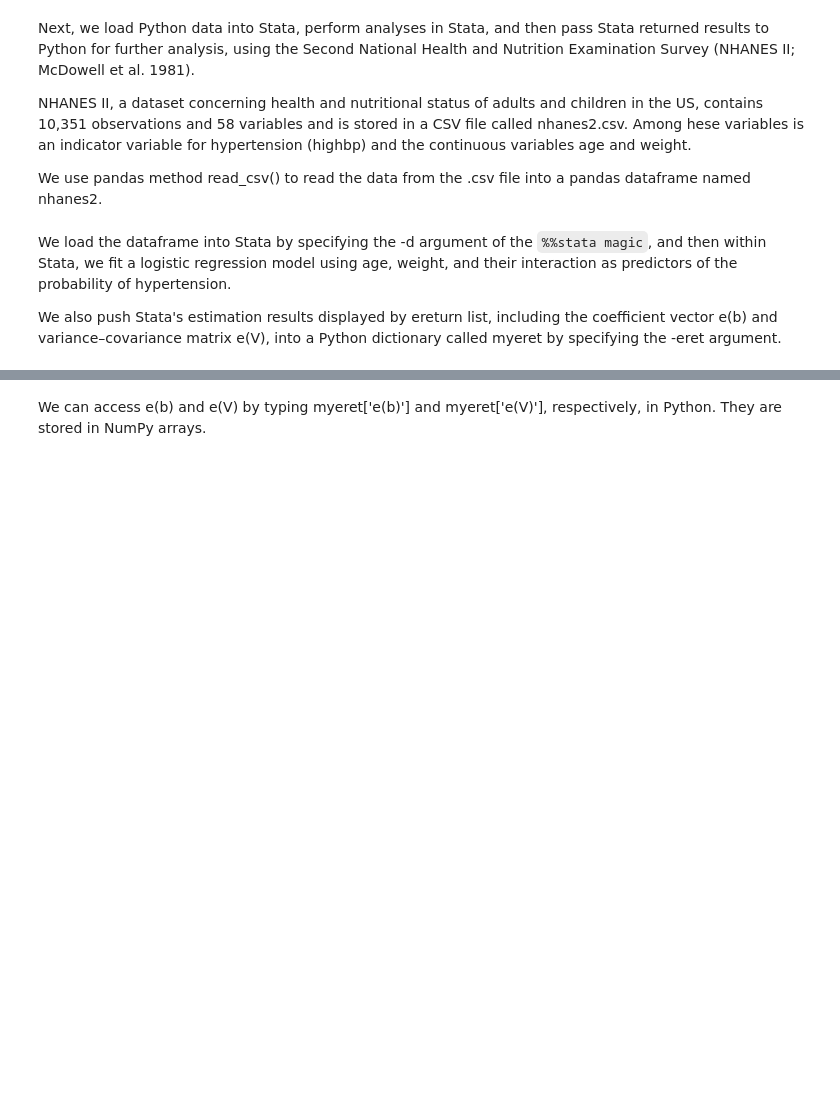
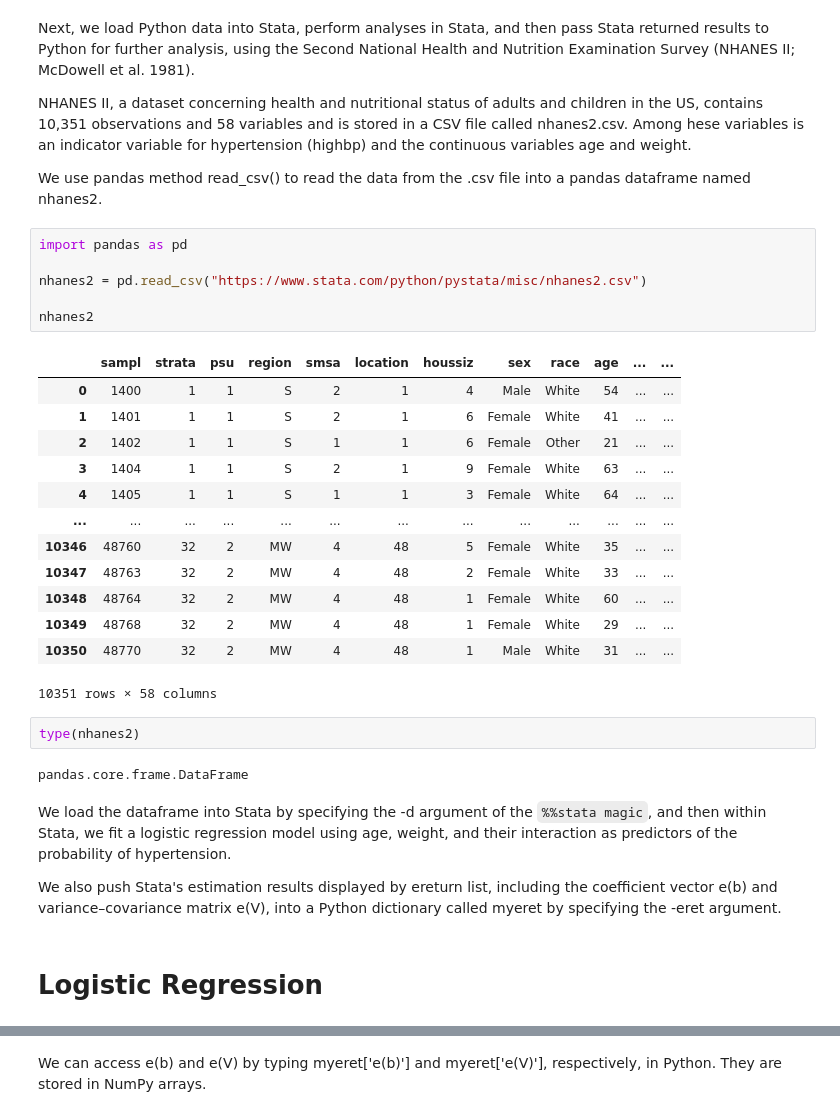
Before and after one commit to cnunez3/Data-Science-Tools-Workshop, a Jupyter notebook: Code/Day 2/Part 2 - Jupyter with Stata-Follow Along.ipynb, the cells around one changed output, grey strips where cells are left out. Cells and saved outputs as stored; diff of their text form; blank space fills up the shorter version.

```diff
--- a/Code/Day 2/Part 2 - Jupyter with Stata-Follow Along.ipynb
+++ b/Code/Day 2/Part 2 - Jupyter with Stata-Follow Along.ipynb
@@ -40,7 +82,33 @@ Next, we load Python data into Stata, perform analyses in Stata, and then pass S
 NHANES II, a dataset concerning health and nutritional status of adults and children in the US, contains 10,351 observations and 58 variables and is stored in a CSV file called nhanes2.csv. Among hese variables is an indicator variable for hypertension (highbp) and the continuous variables age and weight.
 
 We use pandas method read_csv() to read the data from the .csv file into a pandas dataframe named nhanes2.
+# %%
+import pandas as pd
+
+nhanes2 = pd.read_csv("https://www.stata.com/python/pystata/misc/nhanes2.csv")
+
+nhanes2
+# %% [output]
+|  | sampl | strata | psu | region | smsa | location | houssiz | sex | race | age | ... | ... |
+| 0 | 1400 | 1 | 1 | S | 2 | 1 | 4 | Male | White | 54 | ... | ... |
+| 1 | 1401 | 1 | 1 | S | 2 | 1 | 6 | Female | White | 41 | ... | ... |
+| 2 | 1402 | 1 | 1 | S | 1 | 1 | 6 | Female | Other | 21 | ... | ... |
+| 3 | 1404 | 1 | 1 | S | 2 | 1 | 9 | Female | White | 63 | ... | ... |
+| 4 | 1405 | 1 | 1 | S | 1 | 1 | 3 | Female | White | 64 | ... | ... |
+| ... | ... | ... | ... | ... | ... | ... | ... | ... | ... | ... | ... | ... |
+| 10346 | 48760 | 32 | 2 | MW | 4 | 48 | 5 | Female | White | 35 | ... | ... |
+| 10347 | 48763 | 32 | 2 | MW | 4 | 48 | 2 | Female | White | 33 | ... | ... |
+| 10348 | 48764 | 32 | 2 | MW | 4 | 48 | 1 | Female | White | 60 | ... | ... |
+| 10349 | 48768 | 32 | 2 | MW | 4 | 48 | 1 | Female | White | 29 | ... | ... |
+| 10350 | 48770 | 32 | 2 | MW | 4 | 48 | 1 | Male | White | 31 | ... | ... |
+10351 rows × 58 columns
+# %%
+type(nhanes2)
+# %% [output]
+pandas.core.frame.DataFrame
 # %% [markdown]
 We load the dataframe into Stata by specifying the -d argument of the `%%stata magic`, and then within Stata, we fit a logistic regression model using age, weight, and their interaction as predictors of the probability of hypertension.
 
 We also push Stata's estimation results displayed by ereturn list, including the coefficient vector e(b) and variance–covariance matrix e(V), into a Python dictionary called myeret by specifying the -eret argument.
+# %% [markdown]
+# Logistic Regression
```
Also changed, not shown: parts of 19 cells of this notebook, 12 other files.
